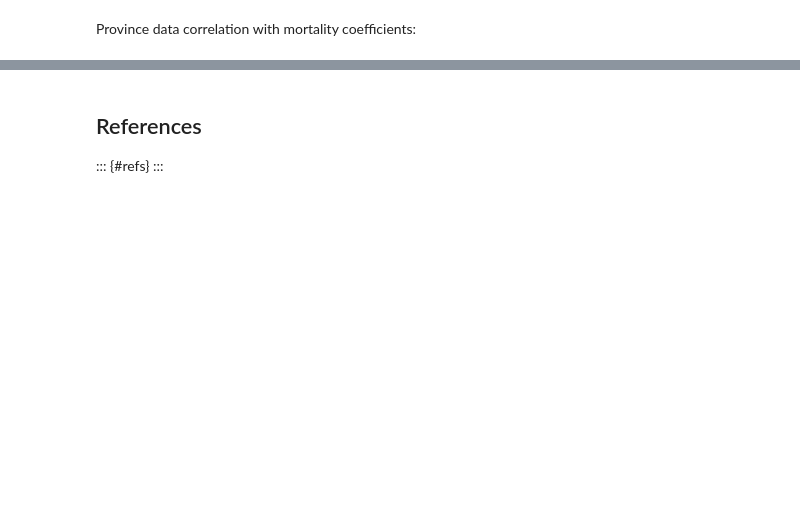
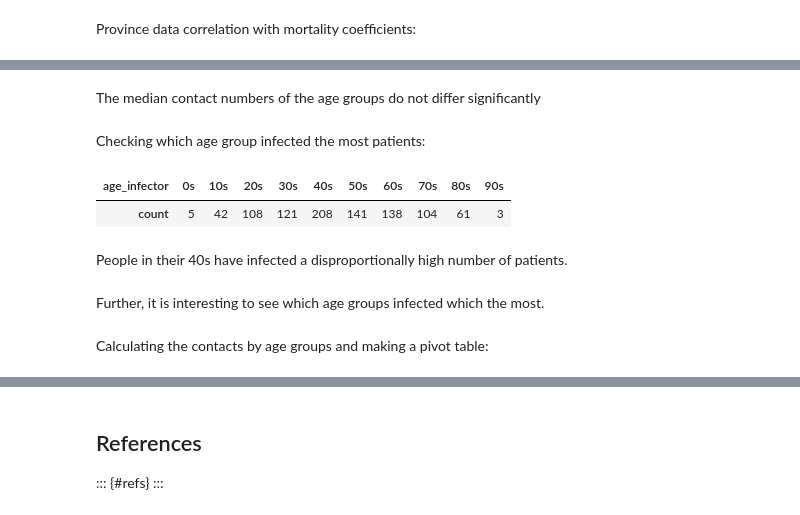
Before and after one commit to gediminas-skvarnavicius/s-korea-covid-19-analysis, a Jupyter notebook: analysis.ipynb, the cells around one changed output, grey strips where cells are left out. Drawn from its saved outputs; the diff is of its cells as text; code cells hidden in the pictures; blank space fills up the shorter version.

```diff
--- a/analysis.ipynb
+++ b/analysis.ipynb
@@ -1073,0 +1096,20 @@ The mortality coefficient correlates positively with the elderly population rati
+# %% [markdown]
+The median contact numbers of the age groups do not differ significantly
+# %% [markdown]
+Checking which age group infected the most patients:
+# %%
+contacts=patient_info[['age','infected_by']].groupby('age').value_counts().to_frame().reset_index()
+contacts=contacts.rename({0:'count'},axis=1)
+contacts['infected_by']=contacts['infected_by'].astype(str)
+patient_info['patient_id']=patient_info['patient_id'].astype(str)
+contacts=contacts.merge(patient_info[['age','patient_id']], left_on='infected_by',right_on='patient_id',how='left',suffixes=('', '_infector'))
+contacts.groupby('age_infector').agg({'count':sum}).T
+# %% [output]
+| age_infector | 0s | 10s | 20s | 30s | 40s | 50s | 60s | 70s | 80s | 90s |
+| count | 5 | 42 | 108 | 121 | 208 | 141 | 138 | 104 | 61 | 3 |
+# %% [markdown]
+People in their 40s have infected a disproportionally high number of patients.
+# %% [markdown]
+Further, it is interesting to see which age groups infected which the most.
+# %% [markdown]
+Calculating the contacts by age groups and making a pivot table:
```
Also changed, not shown: parts of 37 cells of this notebook, 5 other files.
